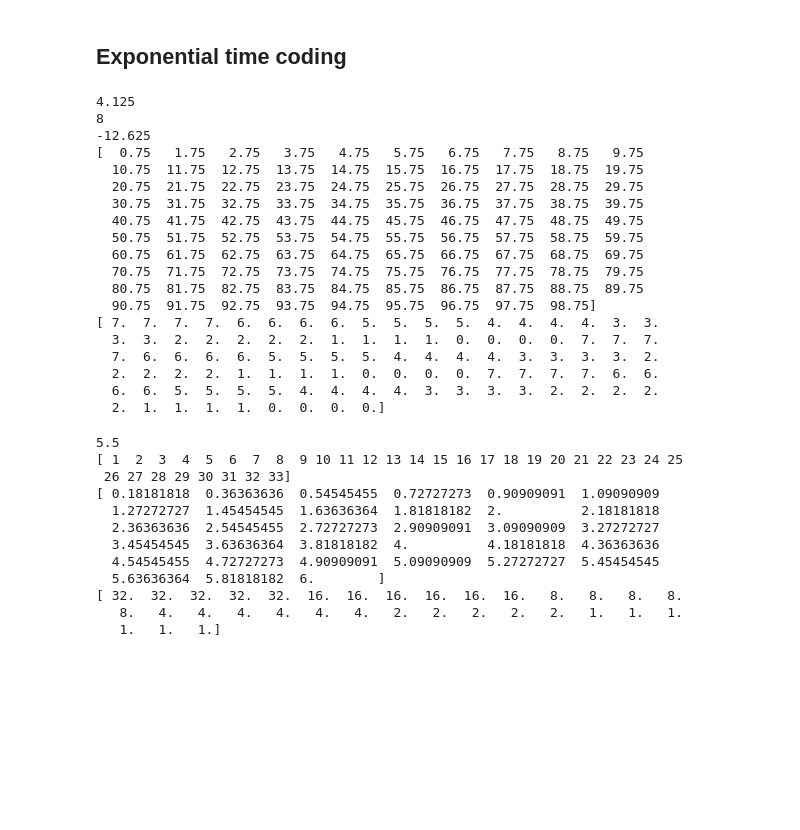
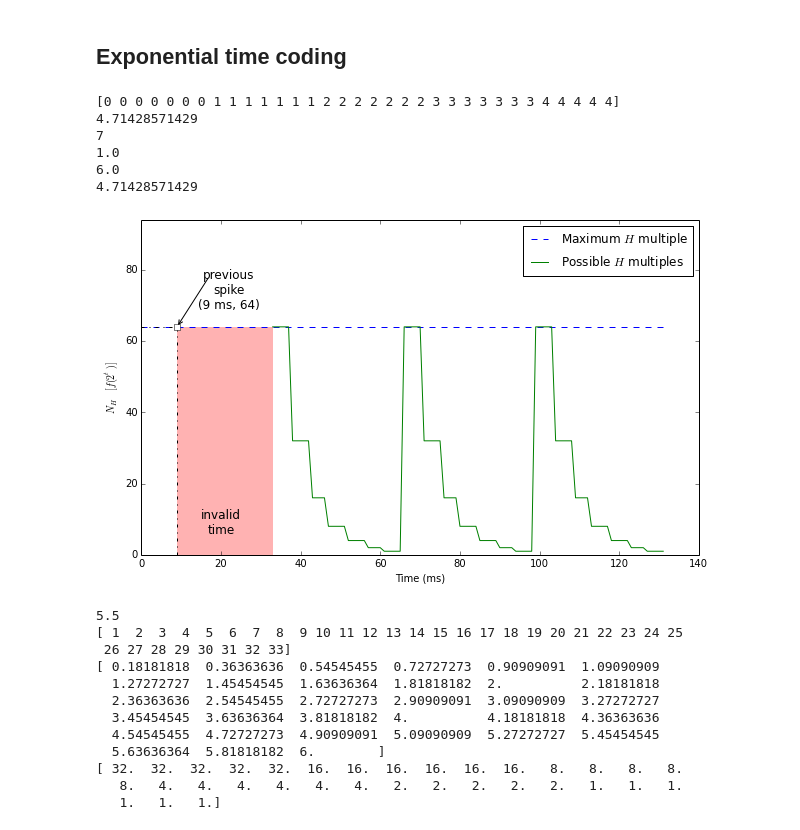
Before and after one commit to chanokin/dvs_emu_paper, a Jupyter notebook: pictures/value_updates_time.ipynb, the cells around one changed output. Drawn from its saved outputs; the diff is of its cells as text; code cells hidden in the pictures; blank space fills up the shorter version.

```diff
--- a/pictures/value_updates_time.ipynb
+++ b/pictures/value_updates_time.ipynb
@@ -70,66 +60,61 @@ pylab.show()
 ## Exponential time coding
 # %%
 prev_t = 9
-n_b = 8
+n_b = 7
 w_b = float(period)/float(n_b)
-#w_b = period//n_b
+#w_b = int(numpy.ceil(float(period)/float(n_b)))
+#w_b = (period)//n_b
+#n_b -= 1
+print numpy.arange(period)//n_b
 print w_b
 print n_b
-max_h = 2**(n_b - 1)
+print prev_t//w_b
+print n_b - prev_t//w_b
+max_h = 2**(n_b-1)
 end_t = 4*period
-prev_h = 2**( numpy.floor( n_b - prev_t/w_b) )
+prev_h = 2**( numpy.floor( (n_b - prev_t//w_b)) )
 start_t = period
 now_t = numpy.arange(start_t, end_t)
-diff_t = now_t - (prev_t - 2*( n_b - numpy.log2(prev_h)*w_b + 1))
-print ( n_b - numpy.log2(prev_h)*w_b)
-print diff_t
+#diff_t = now_t - (prev_t - 2*( n_b - numpy.log2(prev_h)*w_b + 1))
+diff_t = now_t - (prev_t - (n_b - numpy.log2(prev_h) + 1)*w_b )
+print ( n_b - numpy.log2(prev_h) )*w_b
+#print diff_t
 mod_diff_t = numpy.mod(diff_t, period)
 n_bits_now = numpy.floor( n_b - mod_diff_t/w_b)
-print n_bits_now
+#print n_bits_now
 h_now = 2**(n_bits_now)
 #n_h_now = 2**( numpy.floor(n_b - diff_t/w_b) )
 
-fig_exp = pylab.figure(figsize=(10,6))
+fig_exp = pylab.figure(figsize=(10,6), dpi=300)
 ax = fig_exp.add_subplot(111)
 #ax.text(2, 6, r'an equation: $E=mc^2$', fontsize=15)
 ax.text(20, 6, 'invalid\ntime', fontsize=12, horizontalalignment='center')
 ax.text(prev_t+13, prev_h+5., 'previous\nspike\n(%d ms, %d)'%(prev_t, prev_h), fontsize=12, horizontalalignment='center')
 ax.annotate('', xy=(prev_t, prev_h), xytext=(prev_t+8, prev_h+14),
             horizontalalignment='center',
             verticalalignment='center',
             arrowprops=dict(arrowstyle="->", connectionstyle="arc3"))
 axes = pylab.gca()
 axes.set_ylim([0,max_h + 30])
 pylab.bar(prev_t, max_h, period - prev_t, color=(1., 0., 0., 0.3), linewidth=0.)
 pylab.plot([0, end_t], [max_h, max_h], 'b--', label=r'Maximum $H$ multiple')
 pylab.plot([prev_t, prev_t], [0, prev_h], '-.k')
 pylab.plot([0, prev_t], [prev_h, prev_h], '-.k')
 pylab.plot([prev_t], [prev_h], 'sk', markerfacecolor='white')
 pylab.plot(now_t, h_now, 'g', label=r'Possible $H$ multiples')
 pylab.legend()
 pylab.xlabel("Time (ms)")
 pylab.ylabel(r'$N_H \; [f(2^t)]$')
+pylab.savefig("spike_values_exp.pdf", format='pdf')
 pylab.show()
 # %% [output]
-4.125
-8
--12.625
-[  0.75   1.75   2.75   3.75   4.75   5.75   6.75   7.75   8.75   9.75
-  10.75  11.75  12.75  13.75  14.75  15.75  16.75  17.75  18.75  19.75
-  20.75  21.75  22.75  23.75  24.75  25.75  26.75  27.75  28.75  29.75
-  30.75  31.75  32.75  33.75  34.75  35.75  36.75  37.75  38.75  39.75
-  40.75  41.75  42.75  43.75  44.75  45.75  46.75  47.75  48.75  49.75
-  50.75  51.75  52.75  53.75  54.75  55.75  56.75  57.75  58.75  59.75
-  60.75  61.75  62.75  63.75  64.75  65.75  66.75  67.75  68.75  69.75
-  70.75  71.75  72.75  73.75  74.75  75.75  76.75  77.75  78.75  79.75
-  80.75  81.75  82.75  83.75  84.75  85.75  86.75  87.75  88.75  89.75
-  90.75  91.75  92.75  93.75  94.75  95.75  96.75  97.75  98.75]
-[ 7.  7.  7.  7.  6.  6.  6.  6.  5.  5.  5.  5.  4.  4.  4.  4.  3.  3.
-  3.  3.  2.  2.  2.  2.  2.  1.  1.  1.  1.  0.  0.  0.  0.  7.  7.  7.
-  7.  6.  6.  6.  6.  5.  5.  5.  5.  4.  4.  4.  4.  3.  3.  3.  3.  2.
-  2.  2.  2.  2.  1.  1.  1.  1.  0.  0.  0.  0.  7.  7.  7.  7.  6.  6.
-  6.  6.  5.  5.  5.  5.  4.  4.  4.  4.  3.  3.  3.  3.  2.  2.  2.  2.
-  2.  1.  1.  1.  1.  0.  0.  0.  0.]
+[0 0 0 0 0 0 0 1 1 1 1 1 1 1 2 2 2 2 2 2 2 3 3 3 3 3 3 3 4 4 4 4 4]
+4.71428571429
+7
+1.0
+6.0
+4.71428571429
+[figure, added]
 # %%
 w_b = (float(period)/float(n_b))
 print w_b
```
Also changed, not shown: parts of 2 cells of this notebook, 11 other files.
